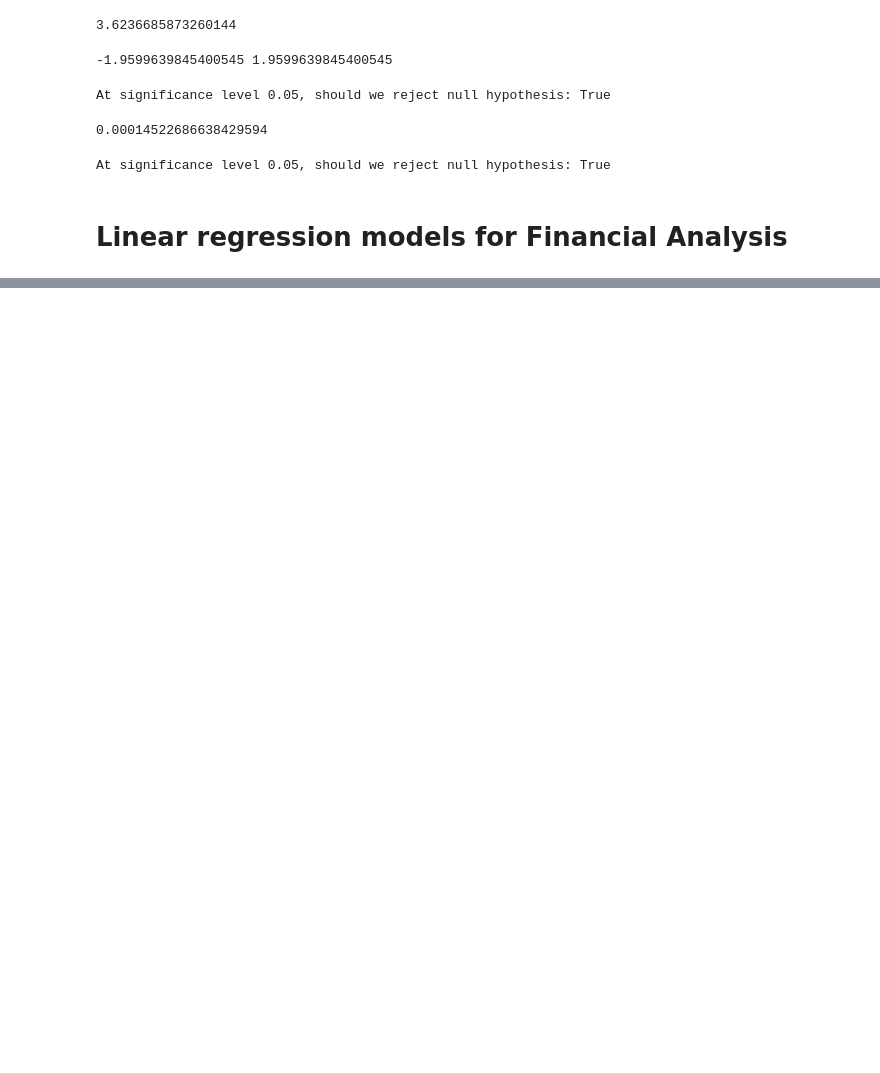
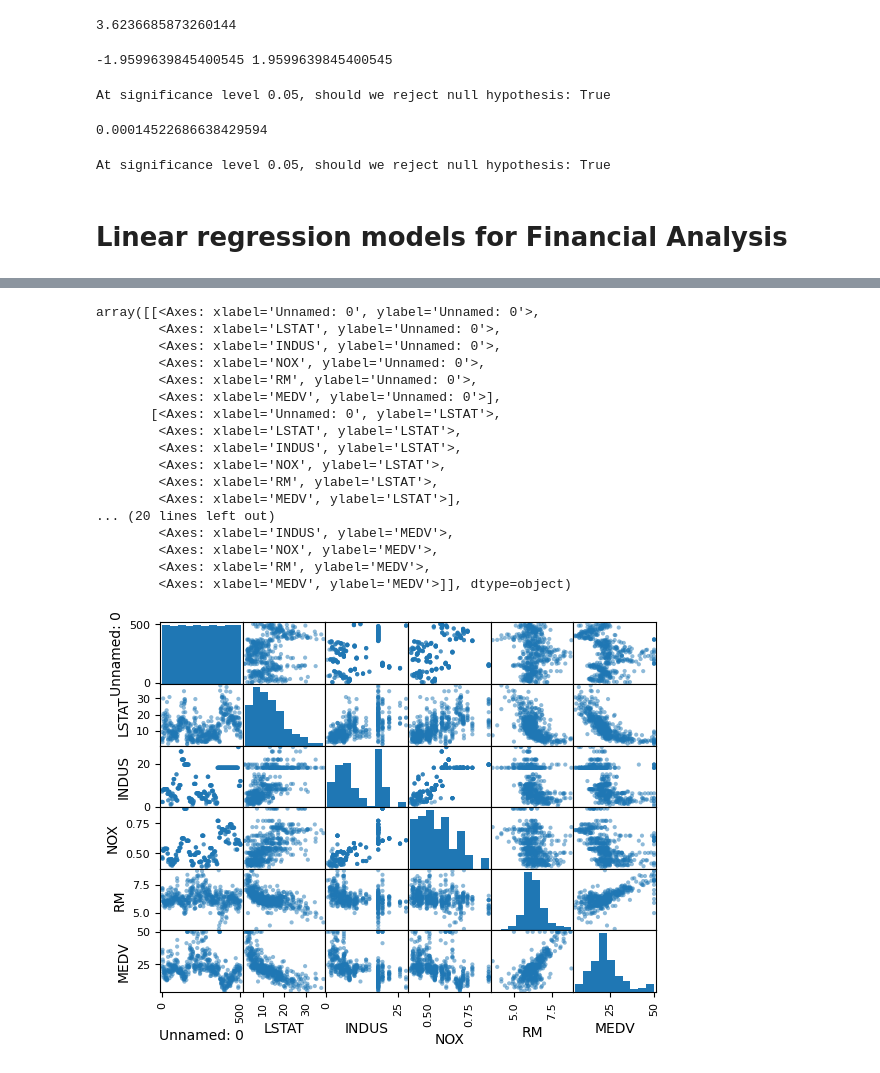
Before and after one commit to shrutishibu/python-and-statistics-for-financial-analysis, a Jupyter notebook: Python_and_Statistics_for_Financial_analysis.ipynb, the cells around one changed output, grey strips where cells are left out. Cells and saved outputs as stored; diff of their text form; code cells hidden in the pictures; blank space fills up the shorter version.

```diff
--- a/Python_and_Statistics_for_Financial_analysis.ipynb
+++ b/Python_and_Statistics_for_Financial_analysis.ipynb
@@ -170,3 +172,7 @@ print("At significance level {}, should we reject null hypothesis: {} ".format(a
 At significance level 0.05, should we reject null hypothesis: True
 # %% [markdown]
 # Linear regression models for Financial Analysis
+# %%
+#Loading housing dataset
+housing = pd.read_csv('/housing.csv')
+housing.head()
@@ -172,0 +208,23 @@ At significance level 0.05, should we reject null hypothesis: True
+# %%
+#creating scatter plot to show various correlations
+from pandas.plotting import scatter_matrix #in jupyter notebook import from pandas.tools.plotting
+scatter_matrix(housing)
+# %% [output]
+array([[<Axes: xlabel='Unnamed: 0', ylabel='Unnamed: 0'>,
+        <Axes: xlabel='LSTAT', ylabel='Unnamed: 0'>,
+        <Axes: xlabel='INDUS', ylabel='Unnamed: 0'>,
+        <Axes: xlabel='NOX', ylabel='Unnamed: 0'>,
+        <Axes: xlabel='RM', ylabel='Unnamed: 0'>,
+        <Axes: xlabel='MEDV', ylabel='Unnamed: 0'>],
+       [<Axes: xlabel='Unnamed: 0', ylabel='LSTAT'>,
+        <Axes: xlabel='LSTAT', ylabel='LSTAT'>,
+        <Axes: xlabel='INDUS', ylabel='LSTAT'>,
+        <Axes: xlabel='NOX', ylabel='LSTAT'>,
+        <Axes: xlabel='RM', ylabel='LSTAT'>,
+        <Axes: xlabel='MEDV', ylabel='LSTAT'>],
+... (20 lines left out)
+        <Axes: xlabel='INDUS', ylabel='MEDV'>,
+        <Axes: xlabel='NOX', ylabel='MEDV'>,
+        <Axes: xlabel='RM', ylabel='MEDV'>,
+        <Axes: xlabel='MEDV', ylabel='MEDV'>]], dtype=object)
+[figure, added]
```
Also changed, not shown: parts of 15 cells of this notebook.
